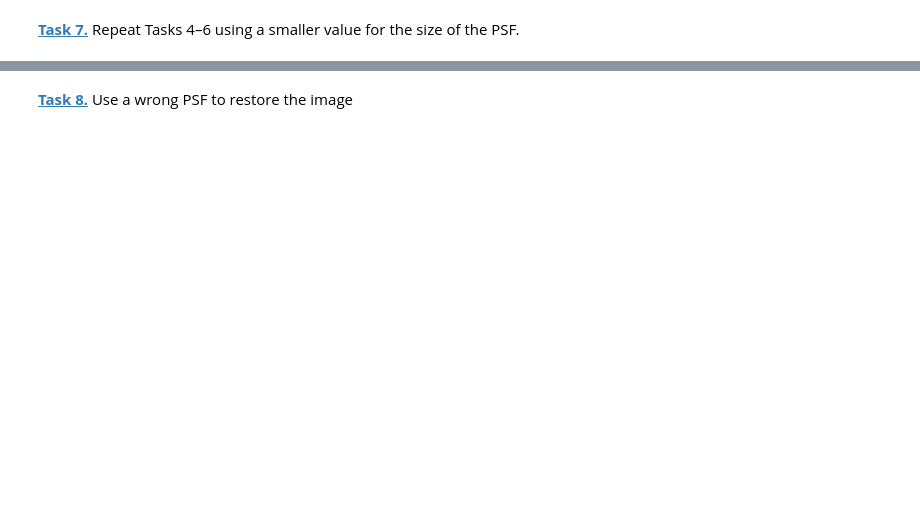
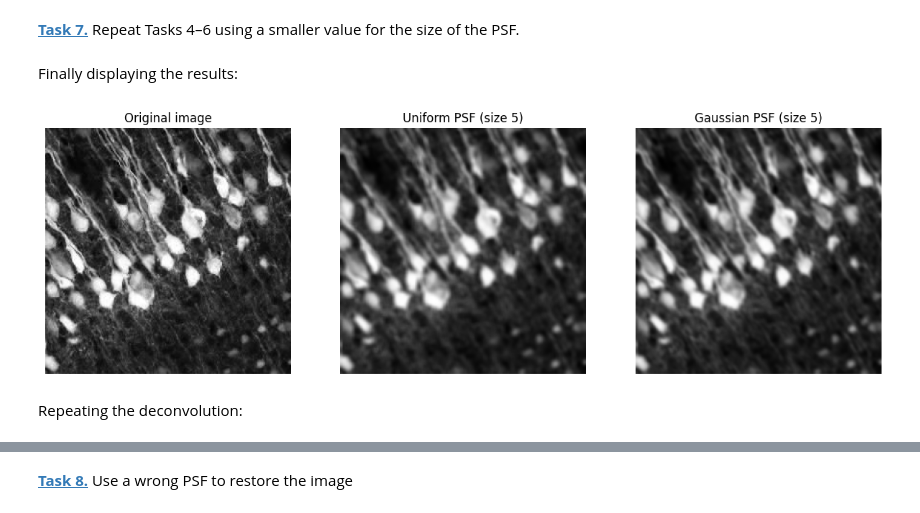
Before and after one commit to vntsslv/mobi-fs5-python, a Jupyter notebook: deconvolution.ipynb, the cells around one changed output, grey strips where cells are left out. Saved outputs shown, nothing was run; the diff lists cells and outputs as text; code cells hidden in the pictures; blank space fills up the shorter version.

```diff
--- a/deconvolution.ipynb
+++ b/deconvolution.ipynb
@@ -84,2 +197,36 @@ noise = noise / reduce_factor
 # %% [markdown]
 **[Task 7.]()** Repeat Tasks 4–6 using a smaller value for the size of the PSF.
+# %%
+psf_size = 5
+
+psf_small = np.ones((psf_size, psf_size)) / psf_size**2
+psf_gaussian_small = create_psf(psf_size)
+psf_gaussian_small = psf_gaussian_small / psf_gaussian_small.sum()
+# %%
+img_psf_small = conv(img, psf_small, mode='same', boundary='symm')
+img_psf_gaussian_small = conv(img, psf_gaussian_small, mode='same', boundary='symm')
+# %% [markdown]
+Finally displaying the results:
+# %%
+plt.figure(figsize=(15, 5))
+
+plt.subplot(1, 3, 1)
+plt.imshow(img, 'gray')
+plt.title('Original image')
+plt.axis('off')
+
+plt.subplot(1, 3, 2)
+plt.imshow(img_psf_small, 'gray')
+plt.title('Uniform PSF (size 5)')
+plt.axis('off')
+
+plt.subplot(1, 3, 3)
+plt.imshow(img_psf_gaussian_small, 'gray')
+plt.title('Gaussian PSF (size 5)')
+plt.axis('off')
+
+plt.show()
+# %% [output]
+[figure, added]
+# %% [markdown]
+Repeating the deconvolution:
```
Also changed, not shown: parts of 22 cells of this notebook.
